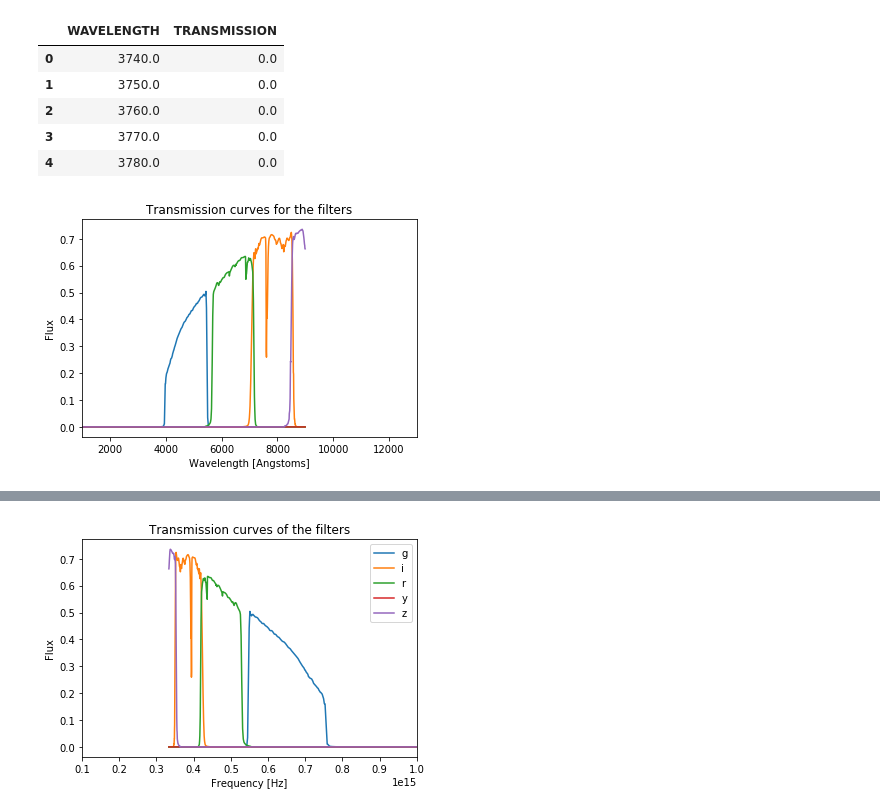
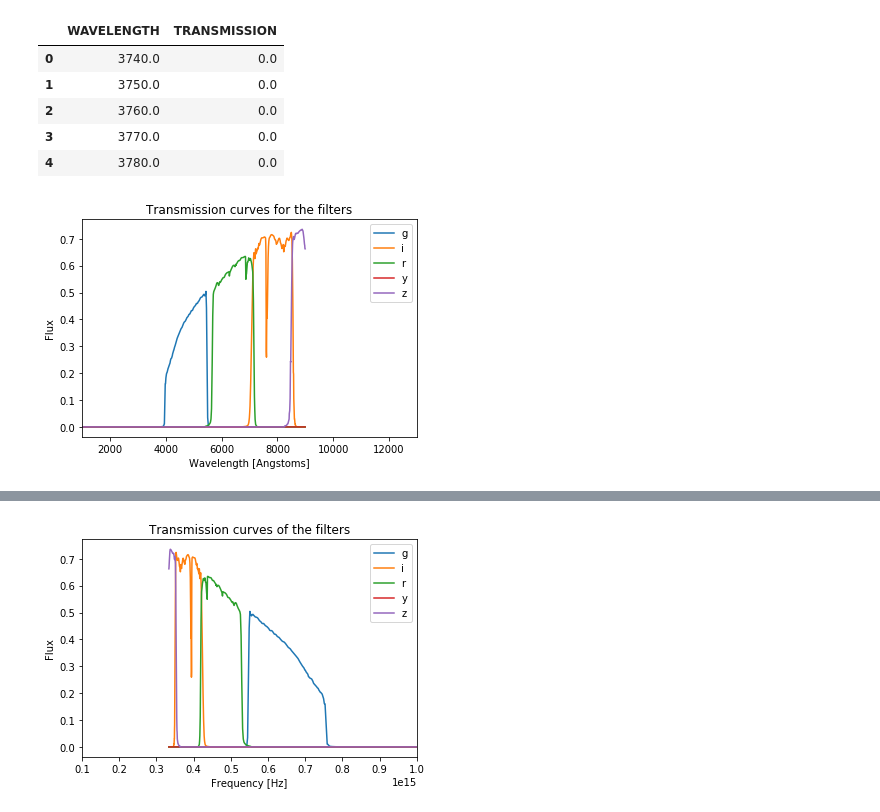
Before and after one commit to rmorgan10/kcorrection, a Jupyter notebook: KCorrection.ipynb, the cells around one changed output, grey strips where cells are left out. Saved outputs shown, nothing was run; the diff lists cells and outputs as text; code cells hidden in the pictures.

```diff
--- a/KCorrection.ipynb
+++ b/KCorrection.ipynb
@@ -177,15 +177,15 @@ z_transmission_f_o = z_transmission_frequency_obs(df['OBSERVED_FREQUENCY'].value
 # %%
 plt.figure()
 plt.title('Transmission curves for the filters')
 plt.xlim(1000,13000)
-plt.plot(df['LAMBDA'].values, g_transmission_w, label='a')
-plt.plot(df['LAMBDA'].values, i_transmission_w)
-plt.plot(df['LAMBDA'].values, r_transmission_w)
-plt.plot(df['LAMBDA'].values, y_transmission_w)
-plt.plot(df['LAMBDA'].values, z_transmission_w)
-#plt.legend('g')
+plt.plot(df['LAMBDA'].values, g_transmission_w, label='g')
+plt.plot(df['LAMBDA'].values, i_transmission_w, label='i')
+plt.plot(df['LAMBDA'].values, r_transmission_w, label='r')
+plt.plot(df['LAMBDA'].values, y_transmission_w, label='y')
+plt.plot(df['LAMBDA'].values, z_transmission_w, label='z')
 plt.xlabel("Wavelength [Angstoms]")
 plt.ylabel("Flux")
+plt.legend()
 plt.show()
 # %% [output]
-[figure, old version]
+[figure, new version]
```
Also changed, not shown: parts of 3 cells of this notebook.
